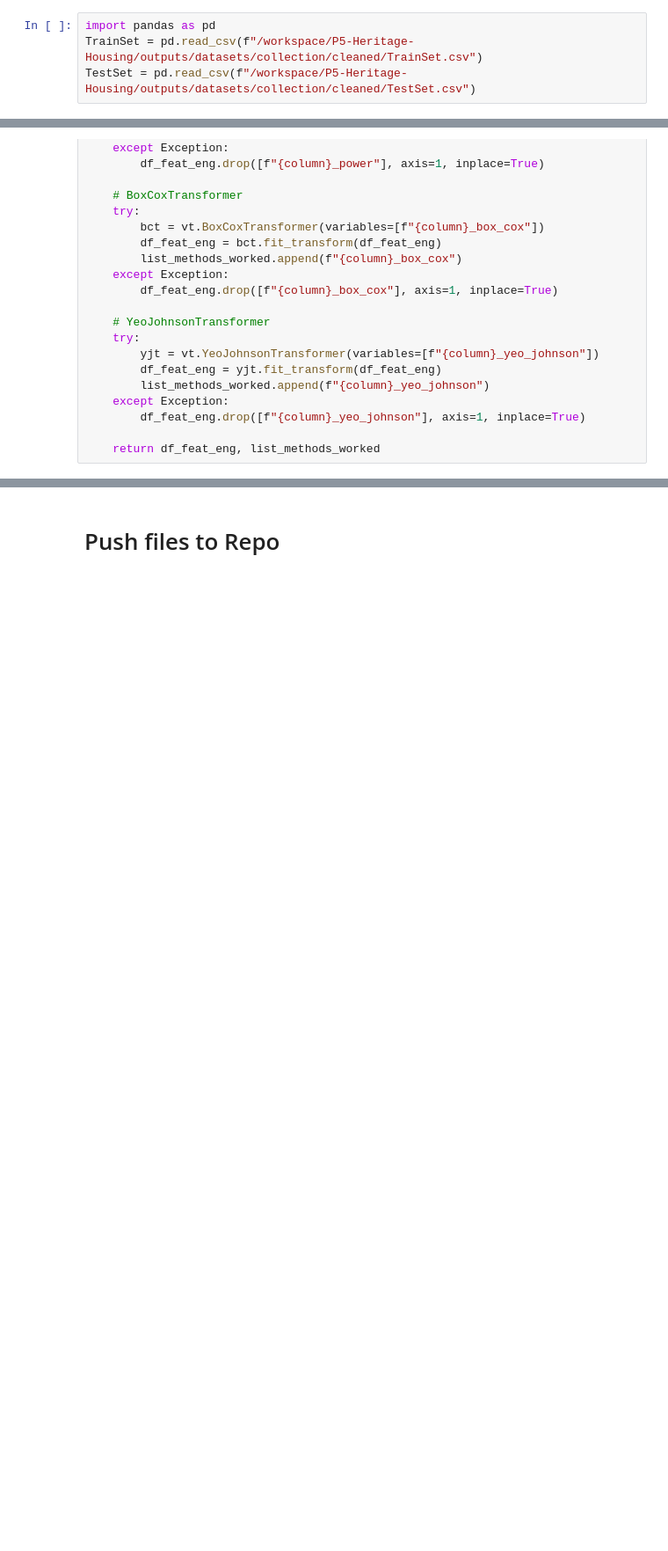
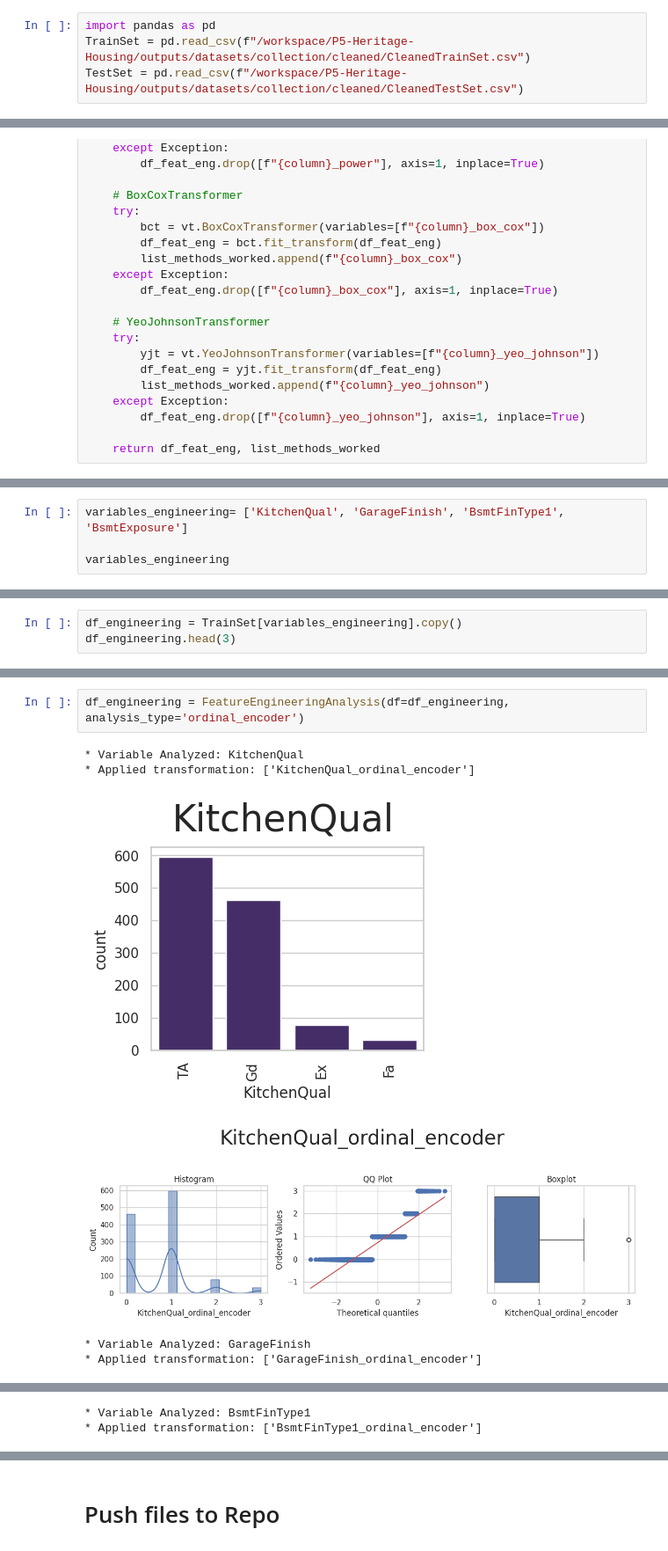
Before and after one commit to aksurcos/P5-Heritage-Housing, a Jupyter notebook: jupyter_notebooks/04_feature_engineering.ipynb, the cells around one changed output, grey strips where cells are left out. Shown at 88% size. Saved outputs shown, nothing was run; the diff lists cells and outputs as text; blank space fills up the shorter version.

```diff
--- a/jupyter_notebooks/04_feature_engineering.ipynb
+++ b/jupyter_notebooks/04_feature_engineering.ipynb
@@ -60,8 +60,8 @@ current_dir
 # Load of Cleaned Data
 # %%
 import pandas as pd
-TrainSet = pd.read_csv(f"/workspace/P5-Heritage-Housing/outputs/datasets/collection/cleaned/TrainSet.csv")
-TestSet = pd.read_csv(f"/workspace/P5-Heritage-Housing/outputs/datasets/collection/cleaned/TestSet.csv")
+TrainSet = pd.read_csv(f"/workspace/P5-Heritage-Housing/outputs/datasets/collection/cleaned/CleanedTrainSet.csv")
+TestSet = pd.read_csv(f"/workspace/P5-Heritage-Housing/outputs/datasets/collection/cleaned/CleanedTestSet.csv")
 # %%
 TrainSet.head()
 # %% [output]
@@ -328,0 +356,4 @@ def FeatEngineering_Numerical(df_feat_eng, column):
+# %%
+variables_engineering= ['KitchenQual', 'GarageFinish', 'BsmtFinType1', 'BsmtExposure']
+
+variables_engineering
@@ -328,0 +364,3 @@ def FeatEngineering_Numerical(df_feat_eng, column):
+# %%
+df_engineering = TrainSet[variables_engineering].copy()
+df_engineering.head(3)
@@ -328,0 +374,9 @@ def FeatEngineering_Numerical(df_feat_eng, column):
+# %%
+df_engineering = FeatureEngineeringAnalysis(df=df_engineering, analysis_type='ordinal_encoder')
+# %% [output]
+* Variable Analyzed: KitchenQual
+* Applied transformation: ['KitchenQual_ordinal_encoder']
+[figure, added]
+[figure, added]
+* Variable Analyzed: GarageFinish
+* Applied transformation: ['GarageFinish_ordinal_encoder']
@@ -328,0 +385,2 @@ def FeatEngineering_Numerical(df_feat_eng, column):
+* Variable Analyzed: BsmtFinType1
+* Applied transformation: ['BsmtFinType1_ordinal_encoder']
```
Also changed, not shown: parts of 15 cells of this notebook, 5 other files.
